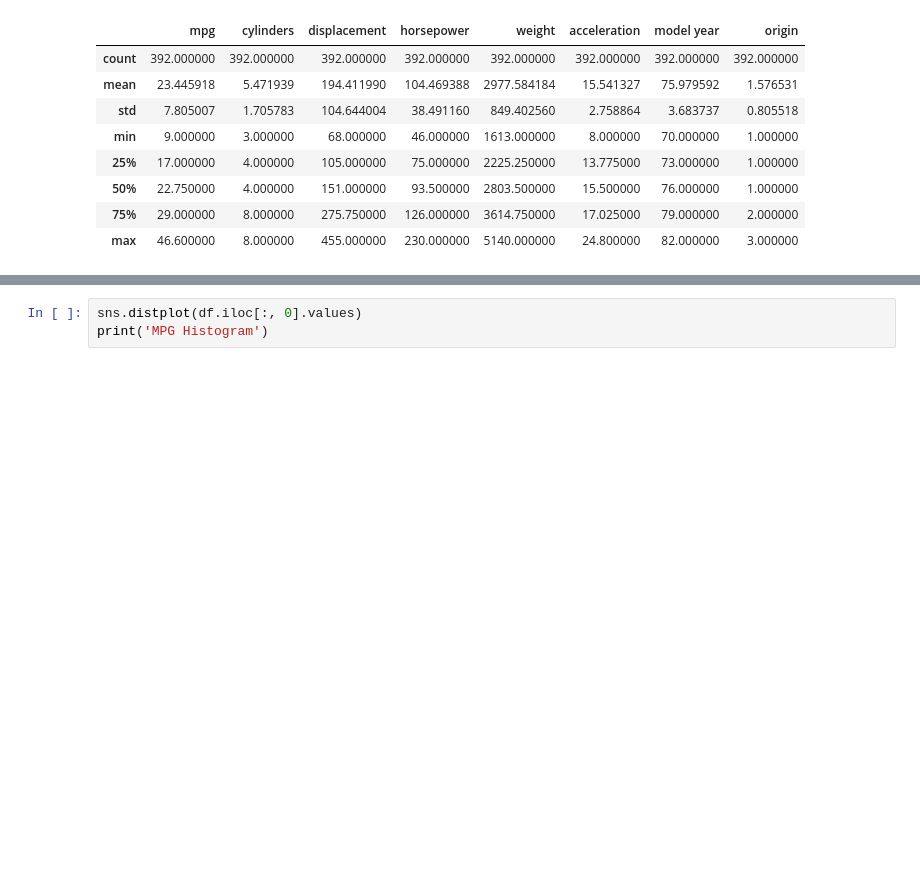
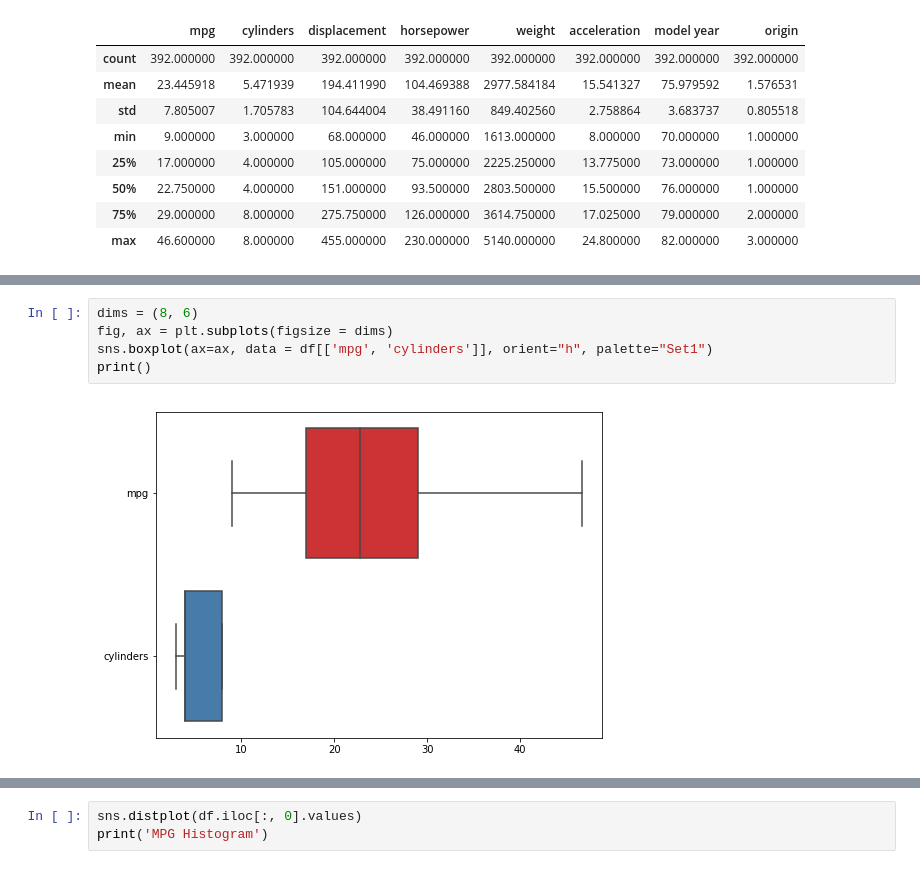
Before and after one commit to aleksandarskrbic/car-economy-ori, a Jupyter notebook: ori_notebook.ipynb, the cells around one changed output, grey strips where cells are left out. Saved outputs shown, nothing was run; the diff lists cells and outputs as text; blank space fills up the shorter version.

```diff
--- a/ori_notebook.ipynb
+++ b/ori_notebook.ipynb
@@ -174,0 +180,7 @@ Vizualizacija matrice korelacije
+# %%
+dims = (8, 6)
+fig, ax = plt.subplots(figsize = dims)
+sns.boxplot(ax=ax, data = df[['mpg', 'cylinders']], orient="h", palette="Set1")
+print()
+# %% [output]
+[figure, added]
```
Also changed, not shown: parts of 30 cells of this notebook.
